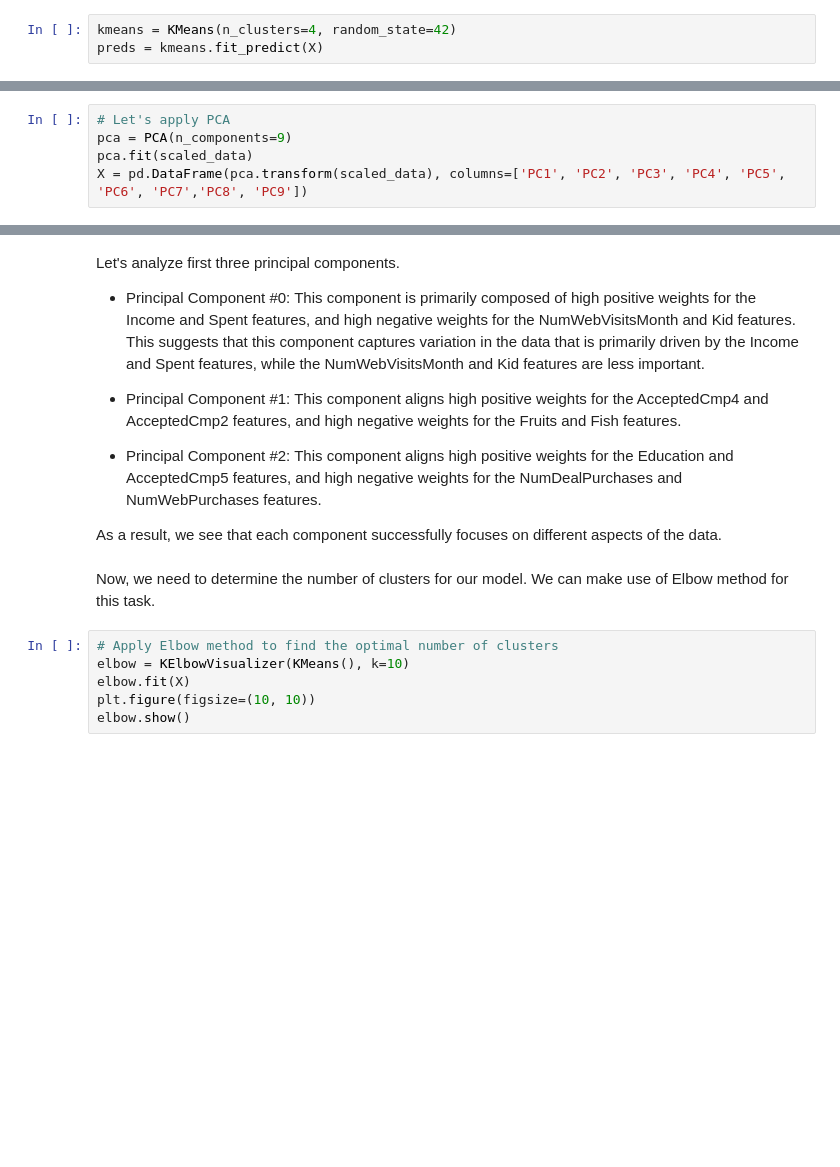
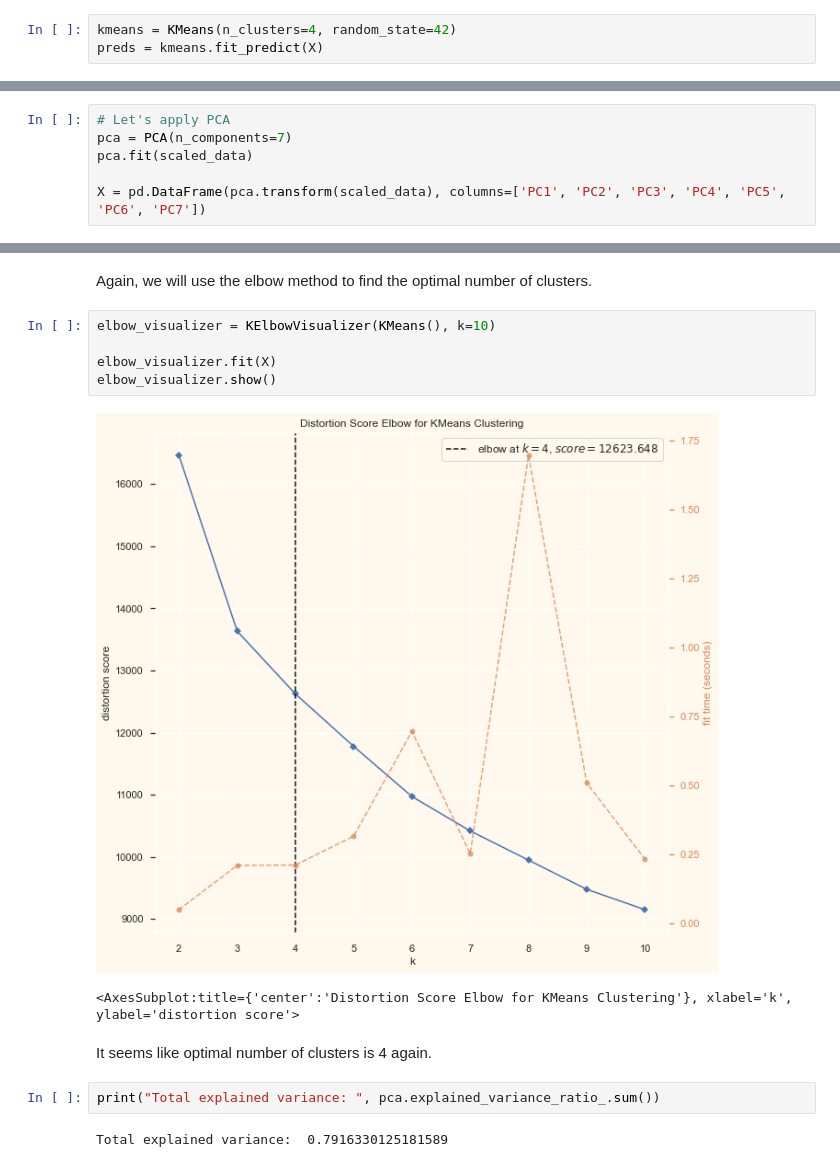
Before and after one commit to utkuozbudak/customer_personality_analysis, a Jupyter notebook: customer_analysis.ipynb, the cells around one changed output, grey strips where cells are left out. Drawn from its saved outputs; the diff is of its cells as text; blank space fills up the shorter version.

```diff
--- a/customer_analysis.ipynb
+++ b/customer_analysis.ipynb
@@ -453,5 +455,6 @@ Using the first three components, we were able to capture approximately %60 of t
 # %%
 # Let's apply PCA
-pca = PCA(n_components=9)
+pca = PCA(n_components=7)
 pca.fit(scaled_data)
-X = pd.DataFrame(pca.transform(scaled_data), columns=['PC1', 'PC2', 'PC3', 'PC4', 'PC5', 'PC6', 'PC7','PC8', 'PC9'])
+
+X = pd.DataFrame(pca.transform(scaled_data), columns=['PC1', 'PC2', 'PC3', 'PC4', 'PC5', 'PC6', 'PC7'])
@@ -479,18 +461,17 @@ ax.set_xticklabels(ax.get_xticklabels(), rotation=45, ha="right");
-# %% [markdown]
-Let's analyze first three principal components.
-- Principal Component #0: This component is primarily composed of high positive weights for the Income and Spent features, and high negative weights for the NumWebVisitsMonth and Kid features. This suggests that this component captures variation in the data that is primarily driven by the Income and Spent features, while the NumWebVisitsMonth and Kid features are less important.
-
-- Principal Component #1: This component aligns high positive weights for the AcceptedCmp4 and AcceptedCmp2 features, and high negative weights for the Fruits and Fish features.
-
-- Principal Component #2: This component aligns high positive weights for the Education and AcceptedCmp5 features, and high negative weights for the NumDealPurchases and NumWebPurchases features.
-
-As a result, we see that each component successfully focuses on different aspects of the data.
-# %% [markdown]
-Now, we need to determine the number of clusters for our model. We can make use of Elbow method for this task.
-# %%
-# Apply Elbow method to find the optimal number of clusters
-elbow = KElbowVisualizer(KMeans(), k=10)
-elbow.fit(X)
-plt.figure(figsize=(10, 10))
-elbow.show()
+# %% [markdown]
+Again, we will use the elbow method to find the optimal number of clusters.
+# %%
+elbow_visualizer = KElbowVisualizer(KMeans(), k=10)
+
+elbow_visualizer.fit(X)
+elbow_visualizer.show()
+# %% [output]
+[figure, added]
+<AxesSubplot:title={'center':'Distortion Score Elbow for KMeans Clustering'}, xlabel='k', ylabel='distortion score'>
+# %% [markdown]
+It seems like optimal number of clusters is 4 again.
+# %%
+print("Total explained variance: ", pca.explained_variance_ratio_.sum())
+# %% [output]
+Total explained variance:  0.7916330125181589
 # %%
```
Also changed, not shown: parts of 24 cells of this notebook.
